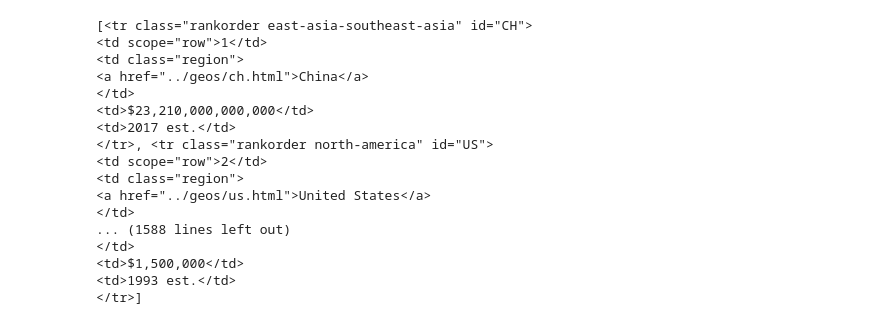
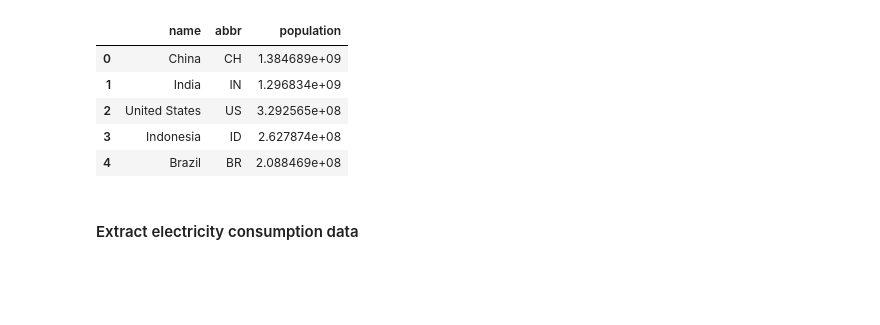
Before and after one commit to cpronier/Project_2_CIA_World_Factbook, a Jupyter notebook: Project-2.ipynb, the cells around one changed output. Drawn from its saved outputs; the diff is of its cells as text; code cells hidden in the pictures; blank space fills up the shorter version.

```diff
--- a/Project-2.ipynb
+++ b/Project-2.ipynb
@@ -38,22 +36,35 @@ print(soup)
-# %%
-tbody = soup.find("tbody")
-trow = tbody.findAll("tr")
-print(trow)
-# %% [output]
-[<tr class="rankorder east-asia-southeast-asia" id="CH">
-<td scope="row">1</td>
-<td class="region">
-<a href="../geos/ch.html">China</a>
-</td>
-<td>$23,210,000,000,000</td>
-<td>2017 est.</td>
-</tr>, <tr class="rankorder north-america" id="US">
-<td scope="row">2</td>
-<td class="region">
-<a href="../geos/us.html">United States</a>
-</td>
-... (1588 lines left out)
-</td>
-<td>$1,500,000</td>
-<td>1993 est.</td>
-</tr>]
+# %%
+country_name = []
+country_abbr = []
+country_pop = []
+
+tbody = soup.find("tbody")
+trow = tbody.findAll("tr")
+
+for i in trow:
+    name = i.find("td", class_="region").find("a").text
+    country_name.append(name)
+
+    abbr = i.get("id")
+    country_abbr.append(abbr)
+
+    population = i.findAll("td")[2].text
+    population = "".join(population.split(","))
+    country_pop.append(float(population))
+
+population_df = pd.DataFrame({
+    "name": country_name,
+    "abbr": country_abbr,
+    "population": country_pop
+})
+
+population_df.head()
+# %% [output]
+|  | name | abbr | population |
+| 0 | China | CH | 1.384689e+09 |
+| 1 | India | IN | 1.296834e+09 |
+| 2 | United States | US | 3.292565e+08 |
+| 3 | Indonesia | ID | 2.627874e+08 |
+| 4 | Brazil | BR | 2.088469e+08 |
+# %% [markdown]
+#### Extract electricity consumption data
```
Also changed, not shown: parts of 31 cells of this notebook.
